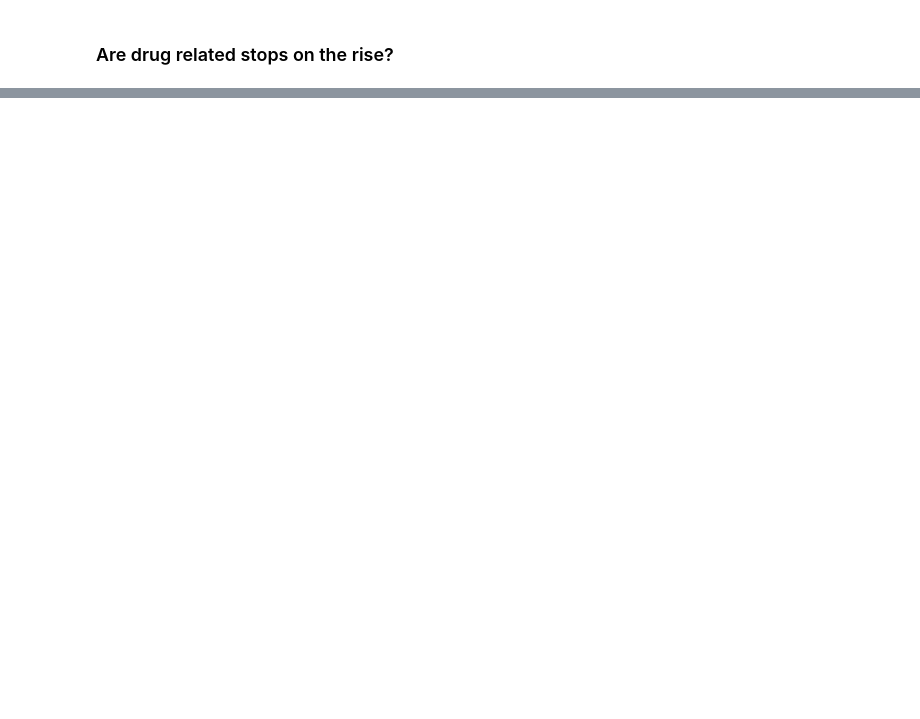
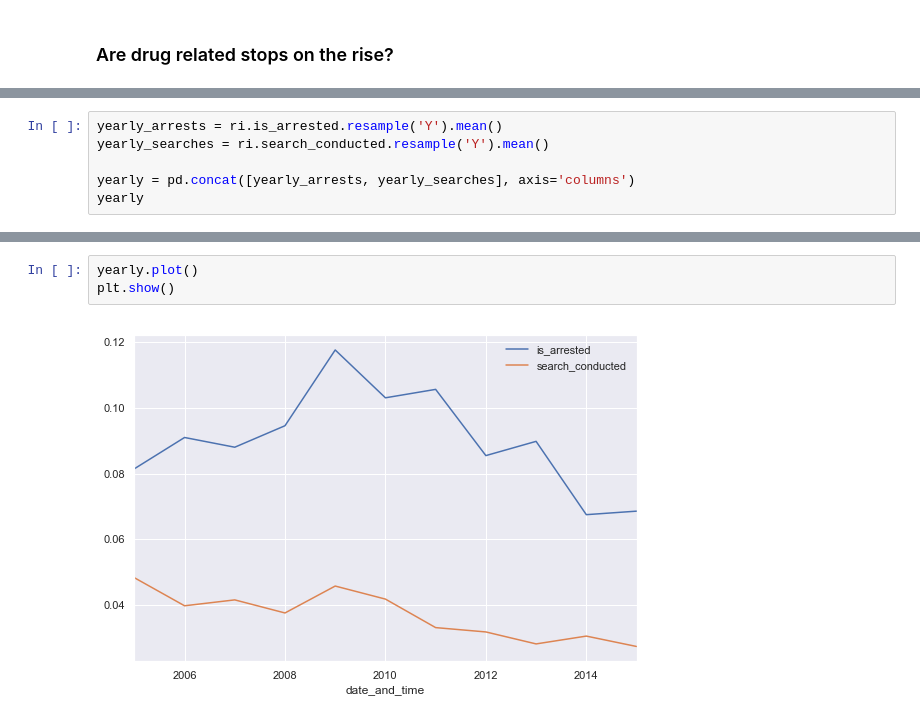
Before and after one commit to MikSm1th/datacamp_notes, a Jupyter notebook: police_pandas/visual.ipynb, the cells around one changed output, grey strips where cells are left out. Cells and saved outputs as stored; diff of their text form; blank space fills up the shorter version.

```diff
--- a/police_pandas/visual.ipynb
+++ b/police_pandas/visual.ipynb
@@ -94,0 +133,6 @@ plt.show()
+# %%
+yearly_arrests = ri.is_arrested.resample('Y').mean()
+yearly_searches = ri.search_conducted.resample('Y').mean()
+
+yearly = pd.concat([yearly_arrests, yearly_searches], axis='columns')
+yearly
@@ -94,0 +153,5 @@ plt.show()
+# %%
+yearly.plot()
+plt.show()
+# %% [output]
+[figure, added]
```
Also changed, not shown: parts of 30 cells of this notebook.
